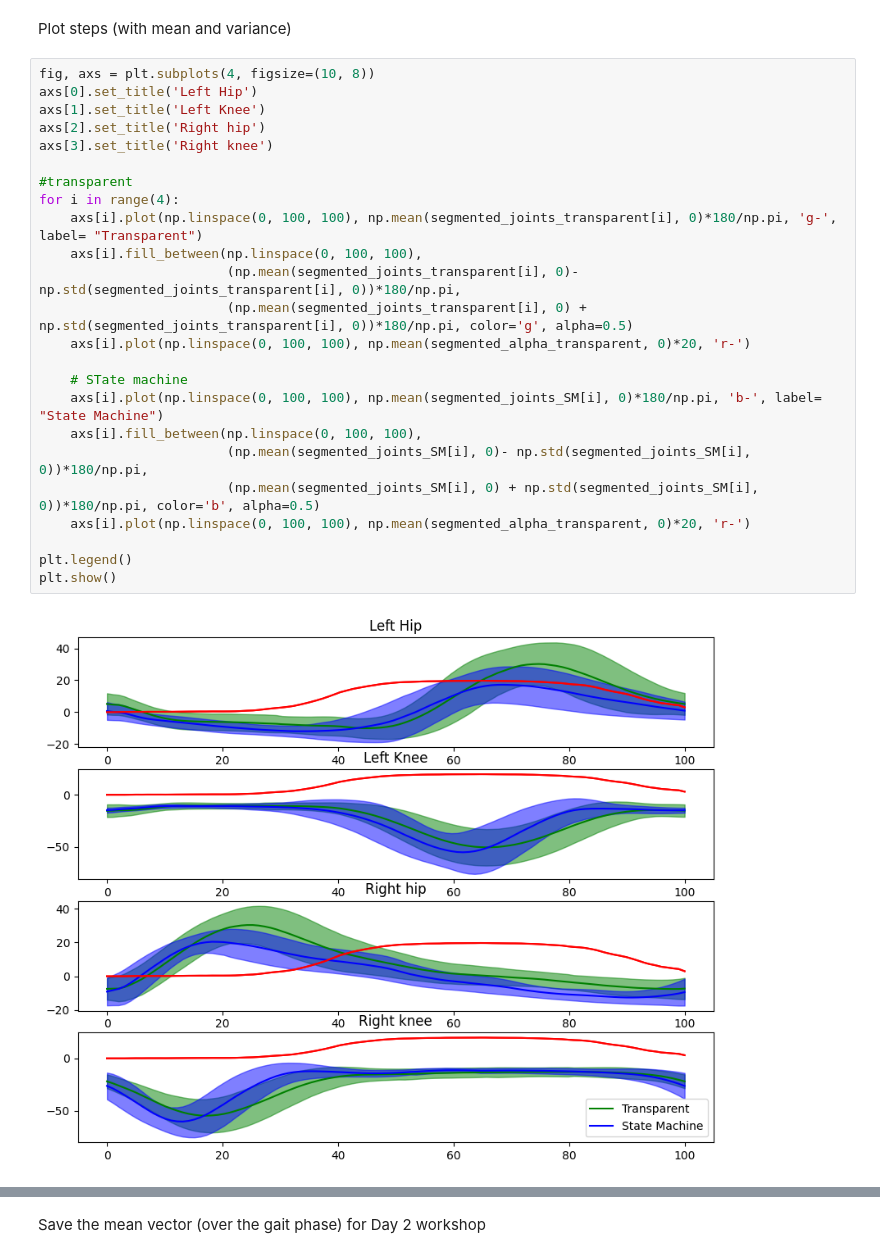
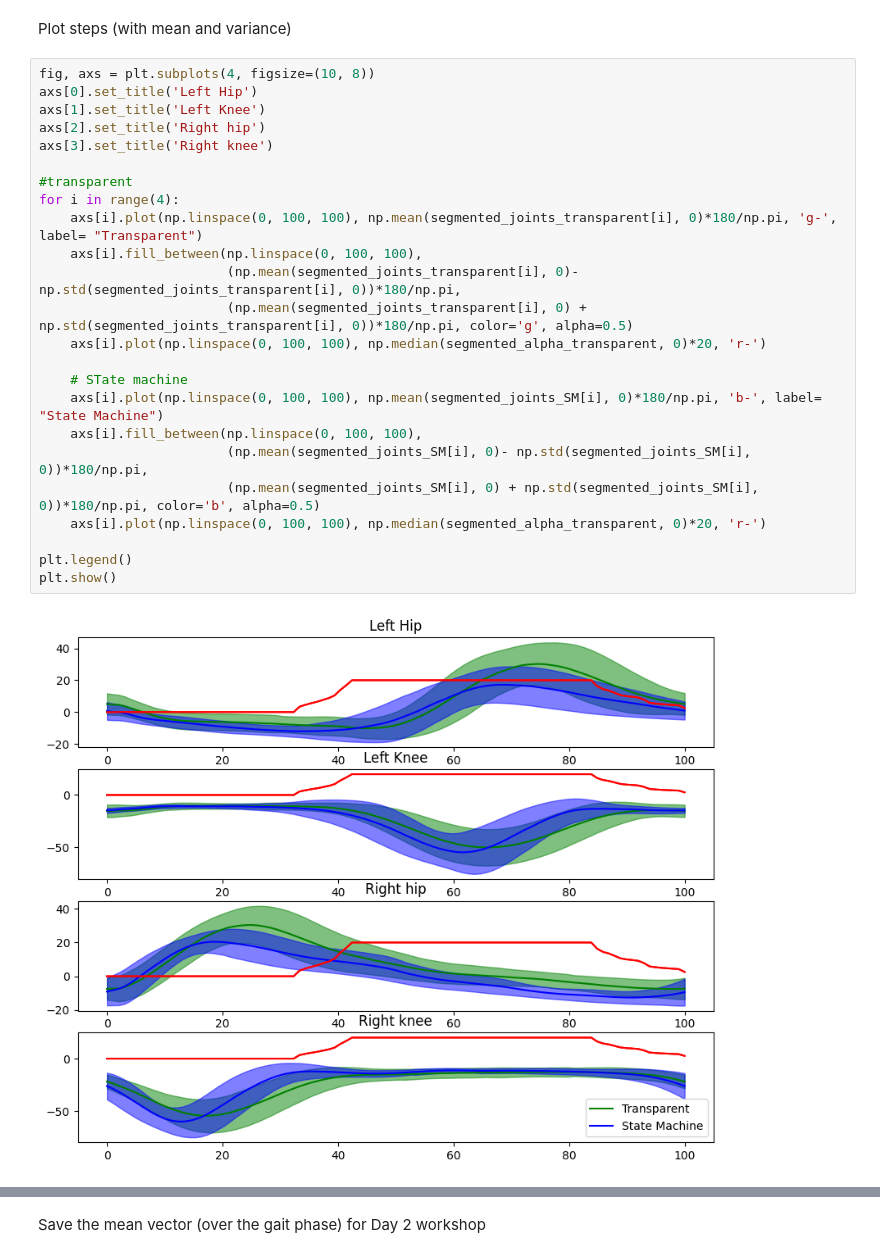
Before and after one commit to LorenzoVianello95/SSNR24, a Jupyter notebook: day1.ipynb, the cells around one changed output, grey strips where cells are left out. Saved outputs shown, nothing was run; the diff lists cells and outputs as text.

Commit message:
Added a couple of images

```diff
--- a/day1.ipynb
+++ b/day1.ipynb
@@ -206,26 +206,26 @@ Plot steps (with mean and variance)
 # %%
 fig, axs = plt.subplots(4, figsize=(10, 8))
 axs[0].set_title('Left Hip')
 axs[1].set_title('Left Knee')
 axs[2].set_title('Right hip')
 axs[3].set_title('Right knee')
 
 #transparent
 for i in range(4):
     axs[i].plot(np.linspace(0, 100, 100), np.mean(segmented_joints_transparent[i], 0)*180/np.pi, 'g-', label= "Transparent")
     axs[i].fill_between(np.linspace(0, 100, 100),
                         (np.mean(segmented_joints_transparent[i], 0)- np.std(segmented_joints_transparent[i], 0))*180/np.pi,
                         (np.mean(segmented_joints_transparent[i], 0) + np.std(segmented_joints_transparent[i], 0))*180/np.pi, color='g', alpha=0.5)
-    axs[i].plot(np.linspace(0, 100, 100), np.mean(segmented_alpha_transparent, 0)*20, 'r-')
+    axs[i].plot(np.linspace(0, 100, 100), np.median(segmented_alpha_transparent, 0)*20, 'r-')
 
     # STate machine
     axs[i].plot(np.linspace(0, 100, 100), np.mean(segmented_joints_SM[i], 0)*180/np.pi, 'b-', label= "State Machine")
     axs[i].fill_between(np.linspace(0, 100, 100),
                         (np.mean(segmented_joints_SM[i], 0)- np.std(segmented_joints_SM[i], 0))*180/np.pi,
                         (np.mean(segmented_joints_SM[i], 0) + np.std(segmented_joints_SM[i], 0))*180/np.pi, color='b', alpha=0.5)
-    axs[i].plot(np.linspace(0, 100, 100), np.mean(segmented_alpha_transparent, 0)*20, 'r-')
+    axs[i].plot(np.linspace(0, 100, 100), np.median(segmented_alpha_transparent, 0)*20, 'r-')
 
 plt.legend()
 plt.show()
 # %% [output]
-[figure, old version]
+[figure, new version]
```
Also changed, not shown: parts of 6 cells of this notebook, 5 other files.
